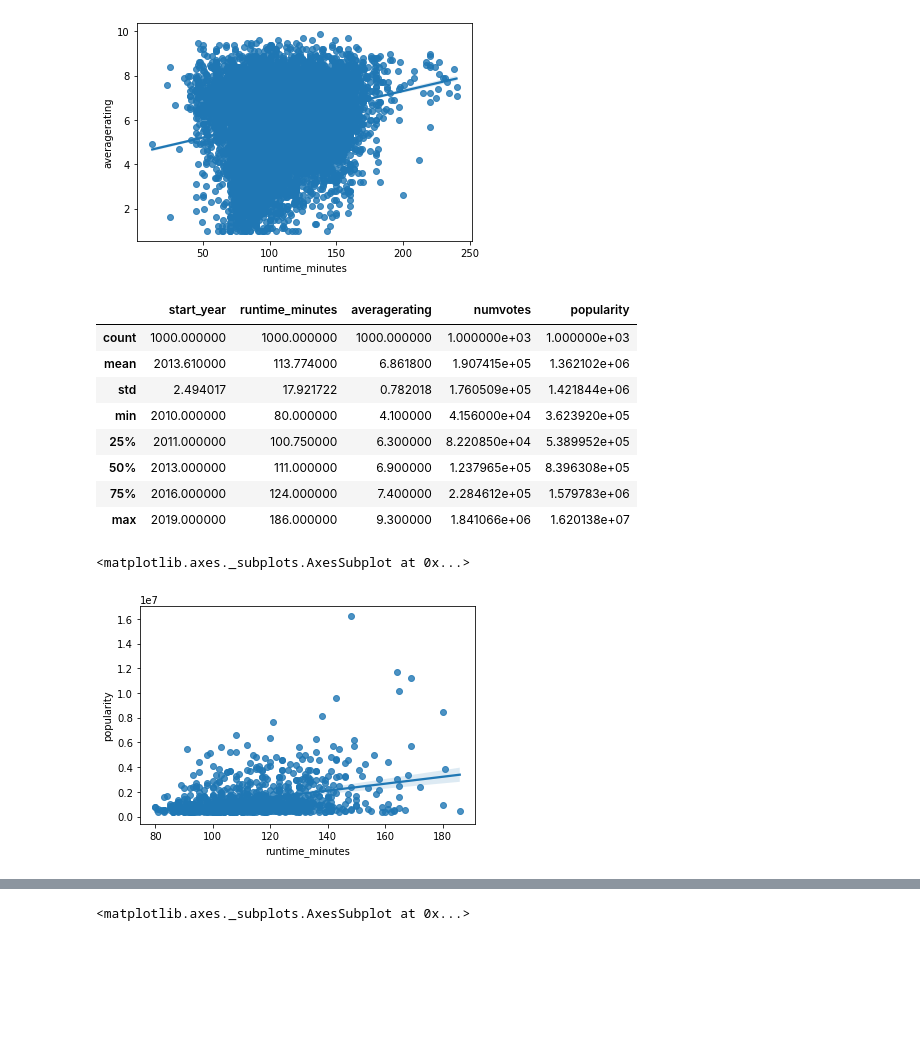
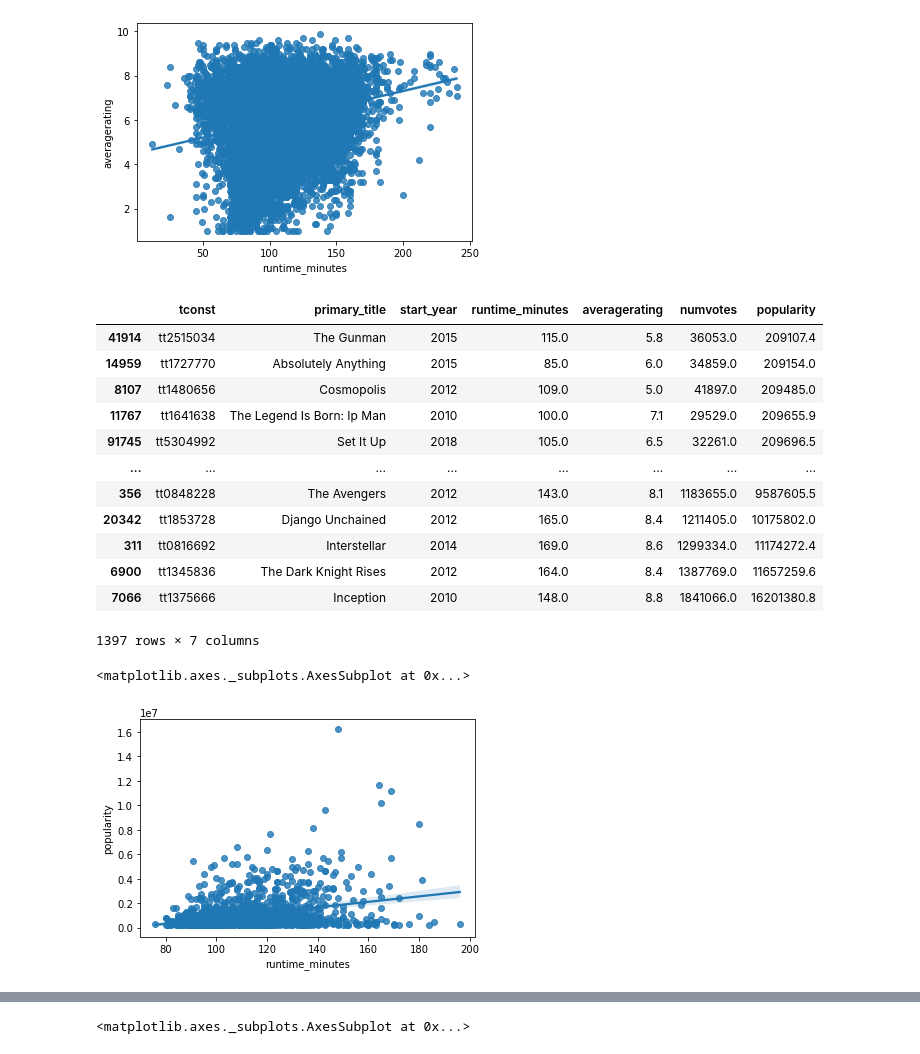
Before and after one commit to lilisbeit/Microsoft-Movies-Project, a Jupyter notebook: Microsoft-Movies-Notebook.ipynb, the cells around one changed output, grey strips where cells are left out. Cells and saved outputs as stored; diff of their text form; code cells hidden in the pictures; blank space fills up the shorter version.

```diff
--- a/Microsoft-Movies-Notebook.ipynb
+++ b/Microsoft-Movies-Notebook.ipynb
@@ -42,6 +42,7 @@ import numpy as np
 import matplotlib.pyplot as plt
 import seaborn as sns
 pd.options.display.max_rows = 200
+pd.options.display.max_columns = 50
 %matplotlib inline
 # %%
 #import Box Office Mojo gross data
@@ -332,7 +333,7 @@ Questions to consider:
 runtime_ratings_df = imdb_title_basics_df.merge(imdb_title_ratings_df,how='left', on='tconst')
 
 #drop unnecessary columns
-runtime_ratings_df.drop(columns=['primary_title','genres'], inplace=True)
+runtime_ratings_df.drop(columns=['original_title','genres'], inplace=True)
 
 # drop rows with no ratings or runtime
 runtime_ratings_df.dropna(subset=['averagerating','runtime_minutes'], inplace=True)
@@ -343,7 +344,10 @@ runtime_ratings_df = runtime_ratings_df.loc[runtime_ratings_df['numvotes'] >= 10
 #add Popularity column (product of 'averagerating' and 'numvotes')
 runtime_ratings_df['popularity'] = (runtime_ratings_df['averagerating'])*runtime_ratings_df['numvotes']
 
-# runtime_ratings_df.info()
+# a few movies have runtime over 4 hours - drop these
+runtime_ratings_df = runtime_ratings_df.loc[runtime_ratings_df['runtime_minutes'] <= 240]
+
+runtime_ratings_df.info()
 # runtime_ratings_df.describe()
-runtime_ratings_df.head()
+runtime_ratings_df.head(50)
 # %% [output]
@@ -386,30 +397,34 @@ fig
 <matplotlib.axes._subplots.AxesSubplot at 0x...>
 [figure]
 # %%
-# find top 1000 movies
+# find top 5% of movies by Popularity
 
 top_movies = runtime_ratings_df.sort_values(by=['popularity'], ascending=False)
-top_movies = top_movies[0:1000]
+top_movies = top_movies[0:int(len(runtime_ratings_df)*0.05)]
 
 # top_movies.info()
-top_movies.describe()
-# top_movies.head()
+# top_movies.describe()
+top_movies.sort_values(by='popularity')
 # %% [output]
-|  | start_year | runtime_minutes | averagerating | numvotes | popularity |
-| count | 1000.000000 | 1000.000000 | 1000.000000 | 1.000000e+03 | 1.000000e+03 |
-| mean | 2013.610000 | 113.774000 | 6.861800 | 1.907415e+05 | 1.362102e+06 |
-| std | 2.494017 | 17.921722 | 0.782018 | 1.760509e+05 | 1.421844e+06 |
-| min | 2010.000000 | 80.000000 | 4.100000 | 4.156000e+04 | 3.623920e+05 |
-| 25% | 2011.000000 | 100.750000 | 6.300000 | 8.220850e+04 | 5.389952e+05 |
-| 50% | 2013.000000 | 111.000000 | 6.900000 | 1.237965e+05 | 8.396308e+05 |
-| 75% | 2016.000000 | 124.000000 | 7.400000 | 2.284612e+05 | 1.579783e+06 |
-| max | 2019.000000 | 186.000000 | 9.300000 | 1.841066e+06 | 1.620138e+07 |
+|  | tconst | primary_title | start_year | runtime_minutes | averagerating | numvotes | popularity |
+| 41914 | tt2515034 | The Gunman | 2015 | 115.0 | 5.8 | 36053.0 | 209107.4 |
+| 14959 | tt1727770 | Absolutely Anything | 2015 | 85.0 | 6.0 | 34859.0 | 209154.0 |
+| 8107 | tt1480656 | Cosmopolis | 2012 | 109.0 | 5.0 | 41897.0 | 209485.0 |
+| 11767 | tt1641638 | The Legend Is Born: Ip Man | 2010 | 100.0 | 7.1 | 29529.0 | 209655.9 |
+| 91745 | tt5304992 | Set It Up | 2018 | 105.0 | 6.5 | 32261.0 | 209696.5 |
+| ... | ... | ... | ... | ... | ... | ... | ... |
+| 356 | tt0848228 | The Avengers | 2012 | 143.0 | 8.1 | 1183655.0 | 9587605.5 |
+| 20342 | tt1853728 | Django Unchained | 2012 | 165.0 | 8.4 | 1211405.0 | 10175802.0 |
+| 311 | tt0816692 | Interstellar | 2014 | 169.0 | 8.6 | 1299334.0 | 11174272.4 |
+| 6900 | tt1345836 | The Dark Knight Rises | 2012 | 164.0 | 8.4 | 1387769.0 | 11657259.6 |
+| 7066 | tt1375666 | Inception | 2010 | 148.0 | 8.8 | 1841066.0 | 16201380.8 |
+1397 rows × 7 columns
 # %%
 fig = sns.regplot(x="runtime_minutes", y="popularity", data=top_movies)
 fig
 # %% [output]
 <matplotlib.axes._subplots.AxesSubplot at 0x...>
-[figure, old version]
+[figure, new version]
 # %%
 fig = sns.regplot(x="runtime_minutes", y="averagerating", data=top_movies)
 fig
```
Also changed, not shown: parts of 26 cells of this notebook.
